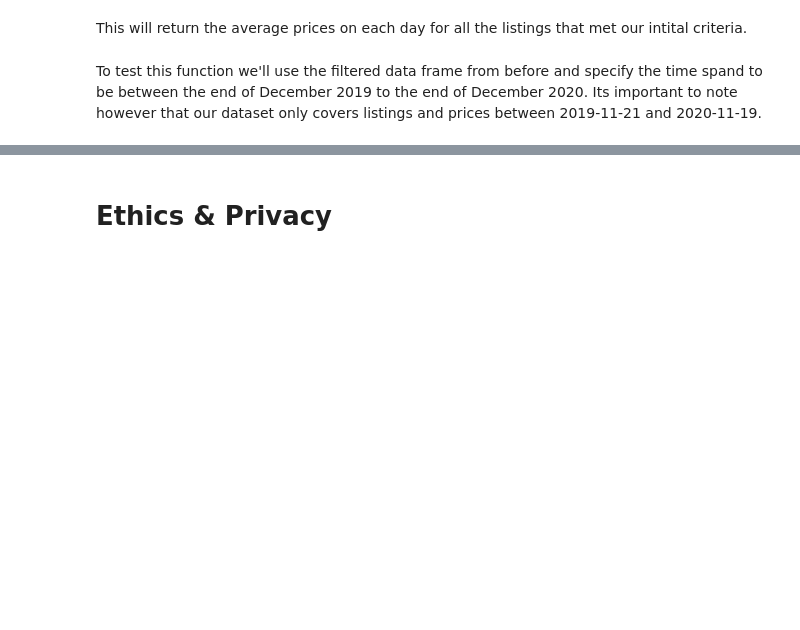
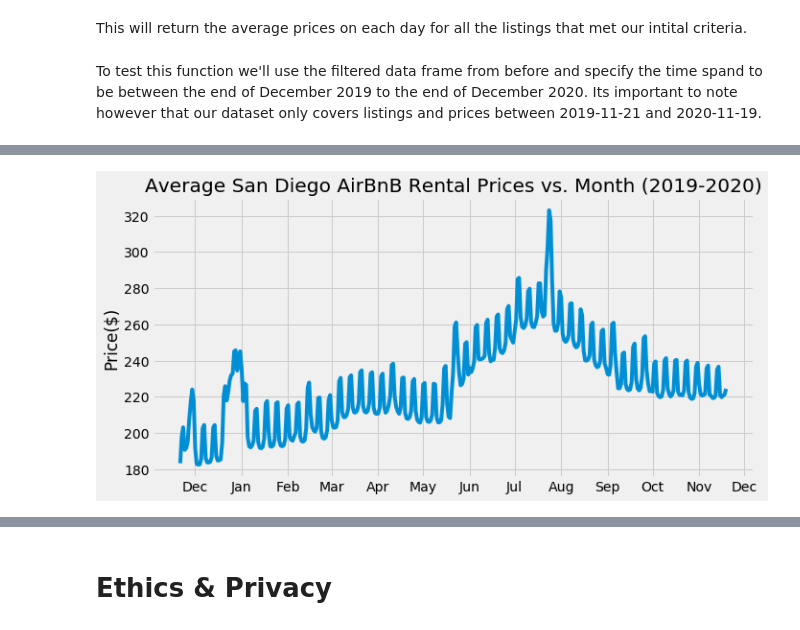
Before and after one commit to Shen-Andrew/Cogs108-Group-Project, a Jupyter notebook: FinalProject_group058.ipynb, the cells around one changed output, grey strips where cells are left out. Saved outputs shown, nothing was run; the diff lists cells and outputs as text; code cells hidden in the pictures; blank space fills up the shorter version.

```diff
--- a/FinalProject_group058.ipynb
+++ b/FinalProject_group058.ipynb
@@ -275,0 +246,13 @@ Here is our series when plotted on a line graph
+# %%
+# Create and plot time series
+avg_prices = create_time_series(listings, calendar)
+fig = plt.figure(figsize=(10, 5))
+plt.gca().xaxis.set_major_locator(months)
+plt.gca().xaxis.set_major_formatter(months_fmt)
+plt.ylabel("Price($)")
+plt.title("Average San Diego AirBnB Rental Prices vs. Month (2019-2020)")
+
+plt.plot(avg_prices.index, avg_prices)
+plt.savefig("plots/averagePrice.png")
+# %% [output]
+[figure, added]
```
Also changed, not shown: parts of 49 cells of this notebook, 2 other files.
